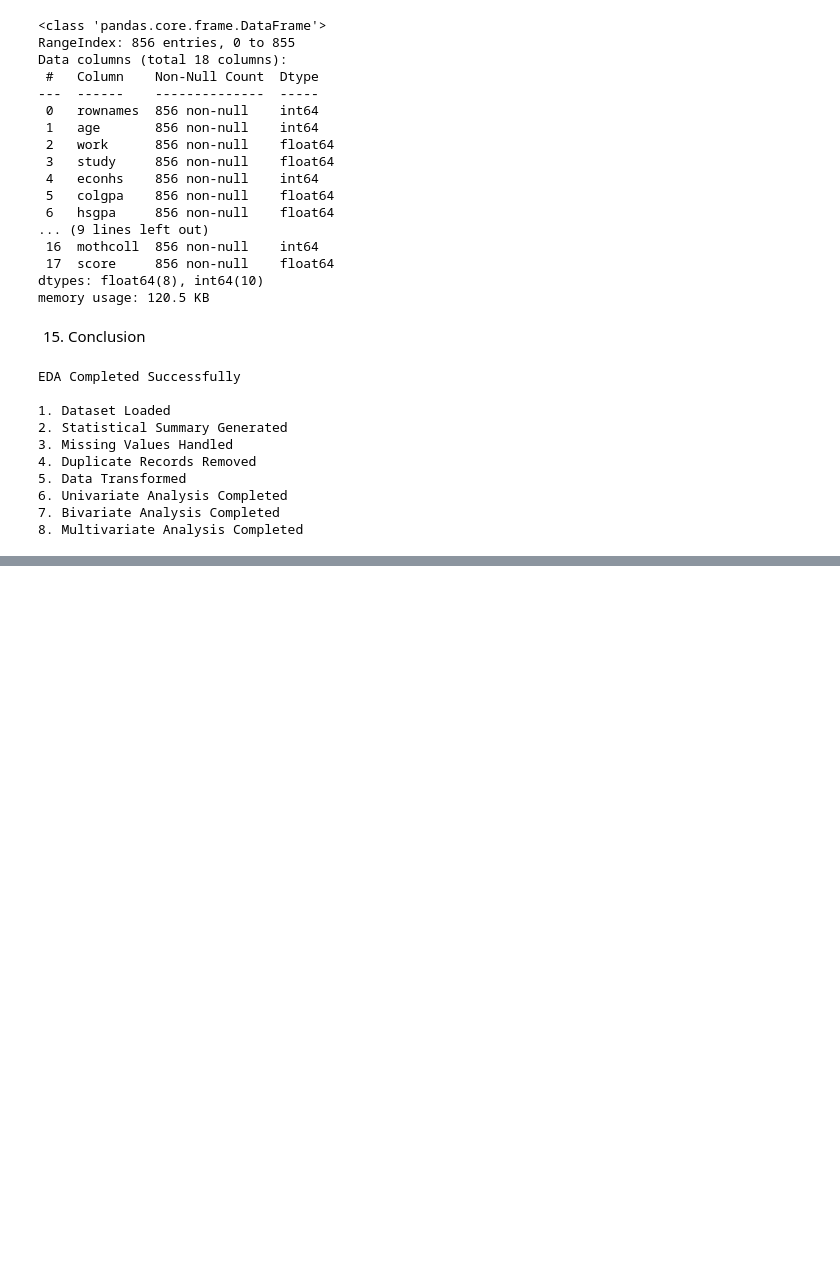
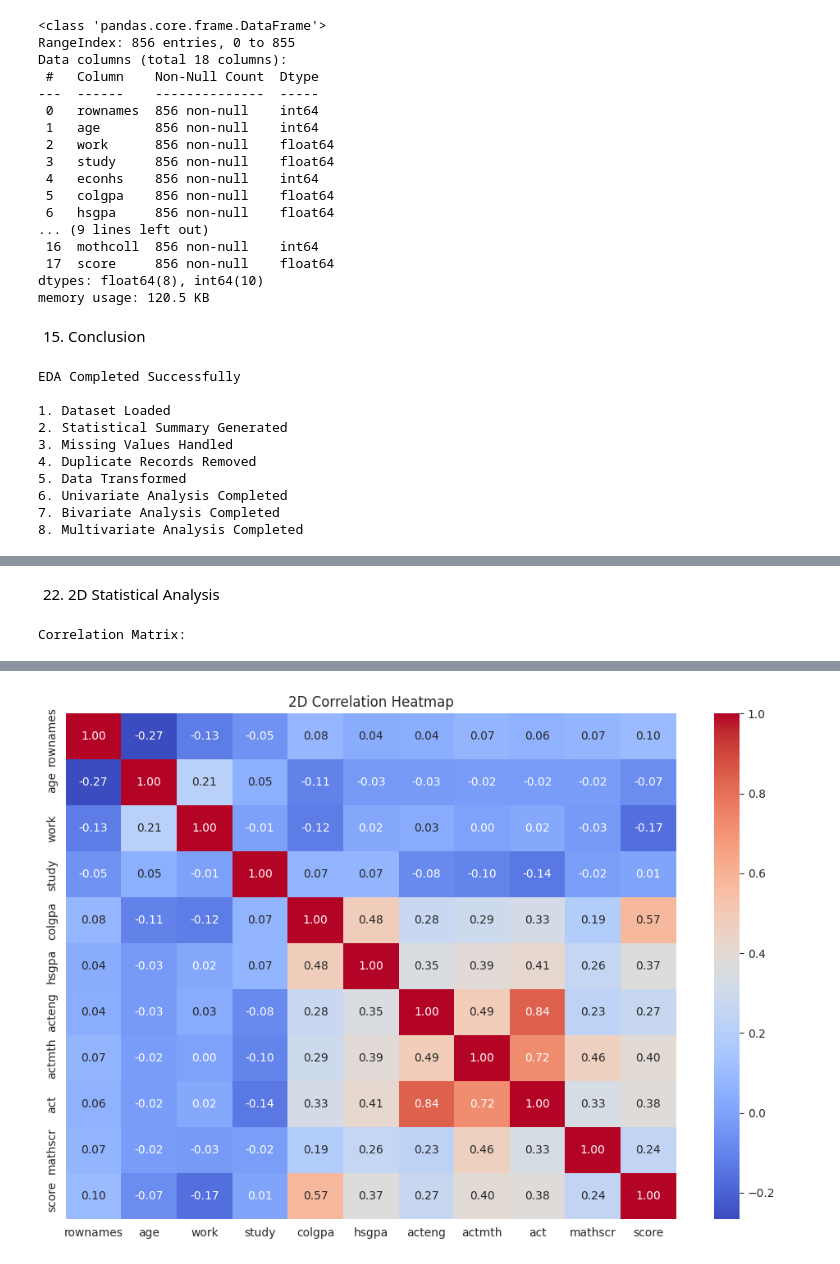
Before and after one commit to krishdesai6009/krish-desai, a Jupyter notebook: 23BDS0266.ipynb, the cells around one changed output, grey strips where cells are left out. Cells and saved outputs as stored; diff of their text form; code cells hidden in the pictures; blank space fills up the shorter version.

```diff
--- a/23BDS0266.ipynb
+++ b/23BDS0266.ipynb
@@ -335,0 +616,15 @@ EDA Completed Successfully
+# %% [markdown]
+22. 2D Statistical Analysis
+# %%
+# Correlation matrix
+correlation = numeric_df.corr()
+
+print("Correlation Matrix:")
+display(correlation)
+
+plt.figure(figsize=(12, 8))
+sns.heatmap(correlation, annot=True, cmap='coolwarm', fmt='.2f')
+plt.title("2D Correlation Heatmap")
+plt.show()
+# %% [output]
+Correlation Matrix:
@@ -335,0 +643 @@ EDA Completed Successfully
+[figure, added]
```
Also changed, not shown: parts of 79 cells of this notebook.
